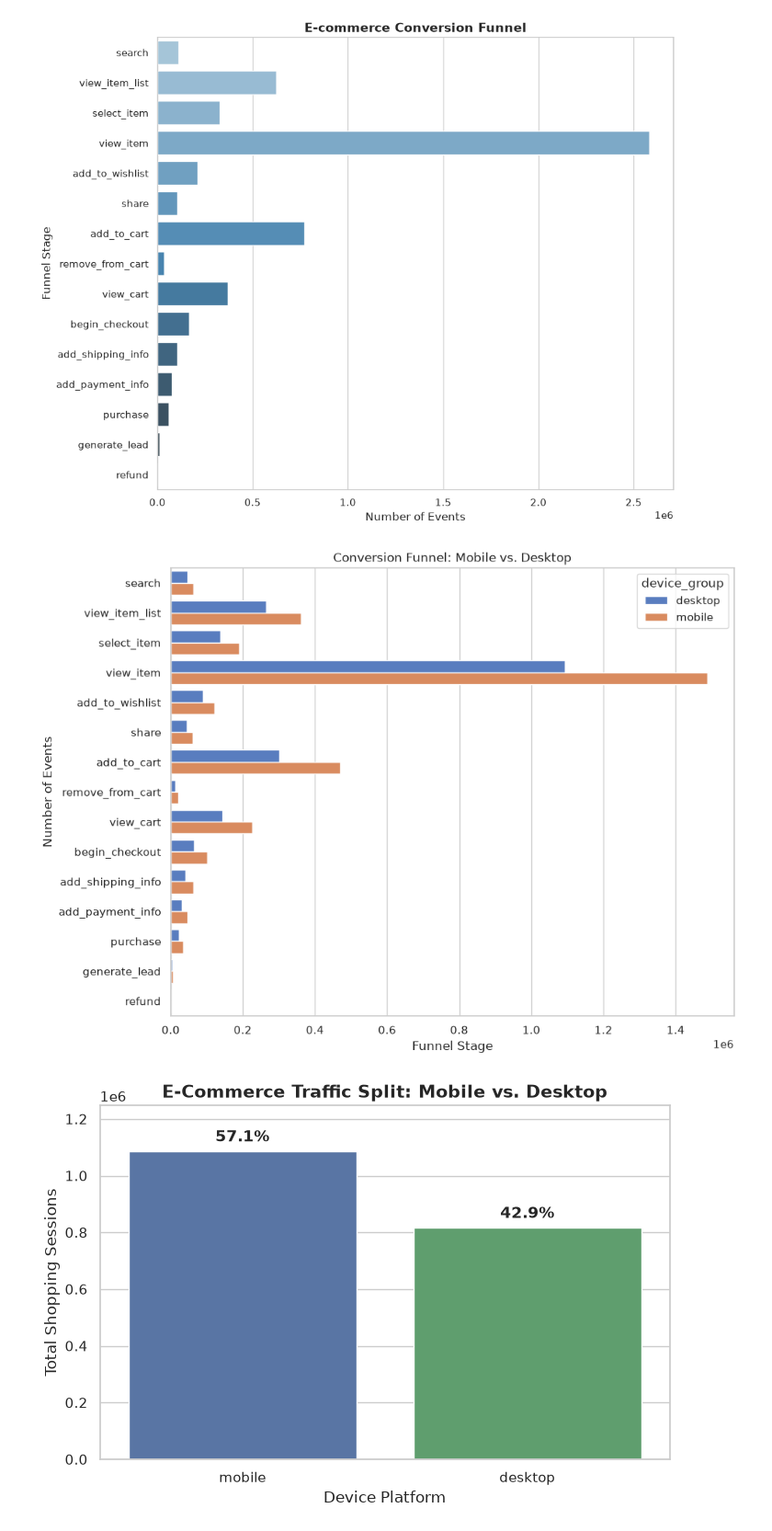
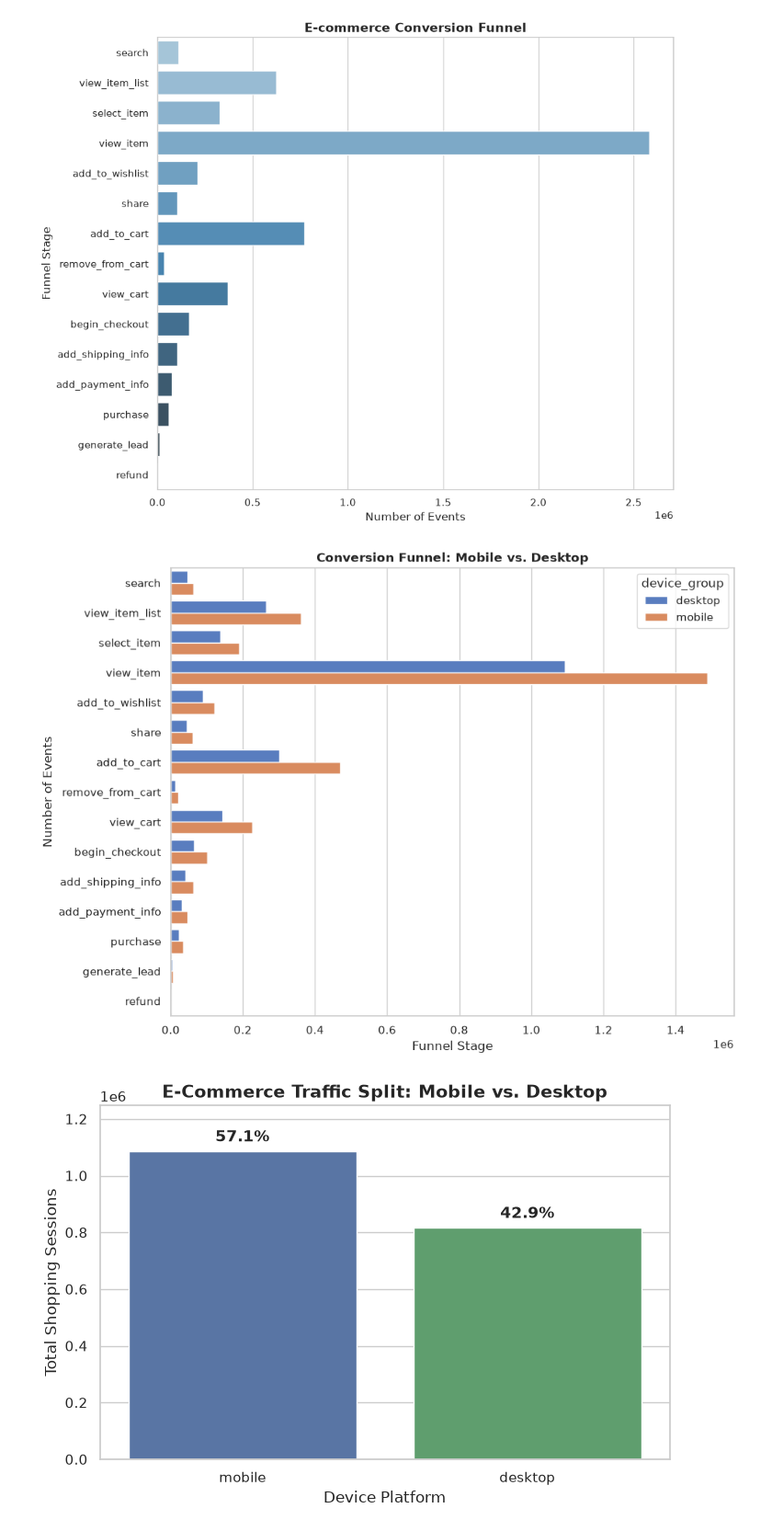
Before and after one commit to ruicchi/ph-ecommerce-data-simulator, a Jupyter notebook: notebooks/exploratory_data_analysis.ipynb, the cells around one changed output. Shown at 92% size. Cells and saved outputs as stored; diff of their text form; code cells hidden in the pictures.

```diff
--- a/exploratory_data_analysis.ipynb
+++ b/notebooks/exploratory_data_analysis.ipynb
@@ -110,25 +110,25 @@ plt.show()
 # %%
 df_merged = df_events.merge(df_sessions[['session_id', 'device_group']], on='session_id', how='left')
 
 device_funnel = df_merged.groupby(['device_group', 'event_name']).size().reset_index(name='count')
 
 plt.figure(figsize=(10, 8))
 sns.barplot(
     data=device_funnel,
     x='count',
     y='event_name',
     hue='device_group',
     order=funnel_order,
     palette="muted"
 )
 
-plt.title("Conversion Funnel: Mobile vs. Desktop")
+plt.title("Conversion Funnel: Mobile vs. Desktop", fontweight='bold')
 plt.ylabel("Number of Events")
 plt.xlabel("Funnel Stage")
 # plt.xscale('log')
 plt.show()
 # %% [output]
-[figure, old version]
+[figure, new version]
 # %%
 device_traffic = df_sessions['device_group'].value_counts().reset_index()
 device_traffic.columns = ['device_group', 'session_count']
```
Also changed, not shown: parts of 2 cells of this notebook.
